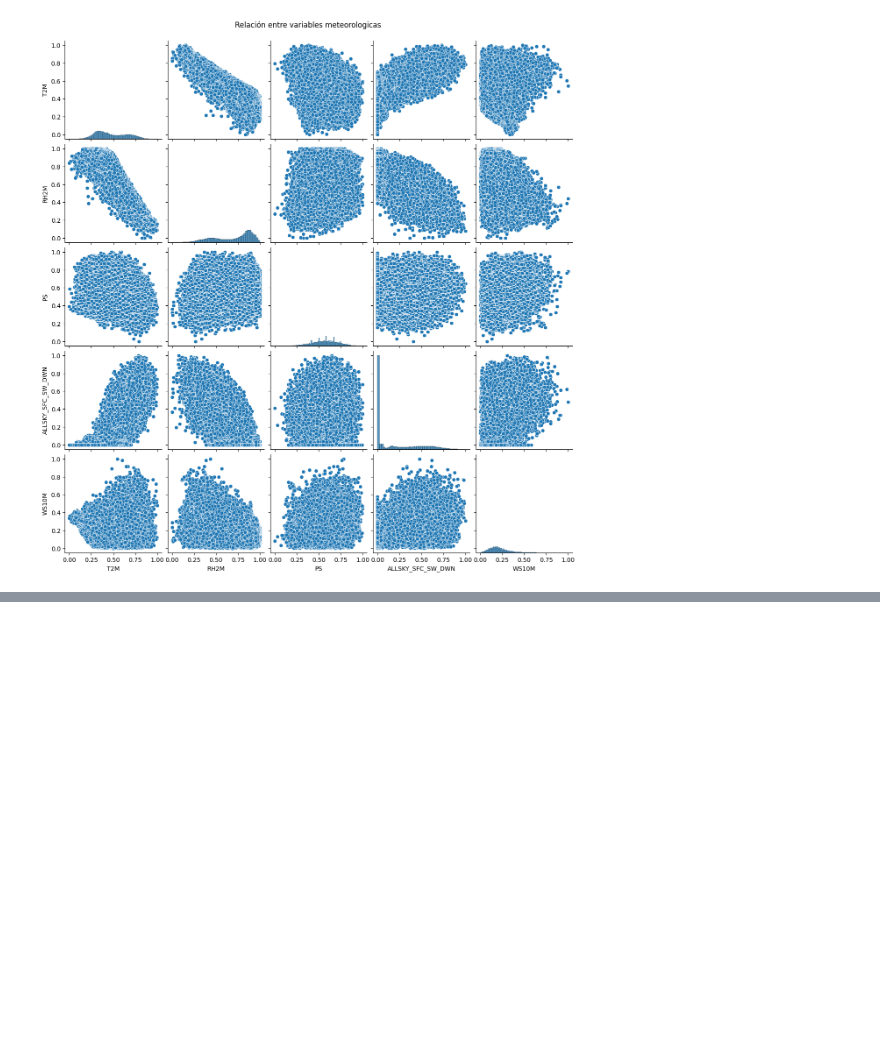
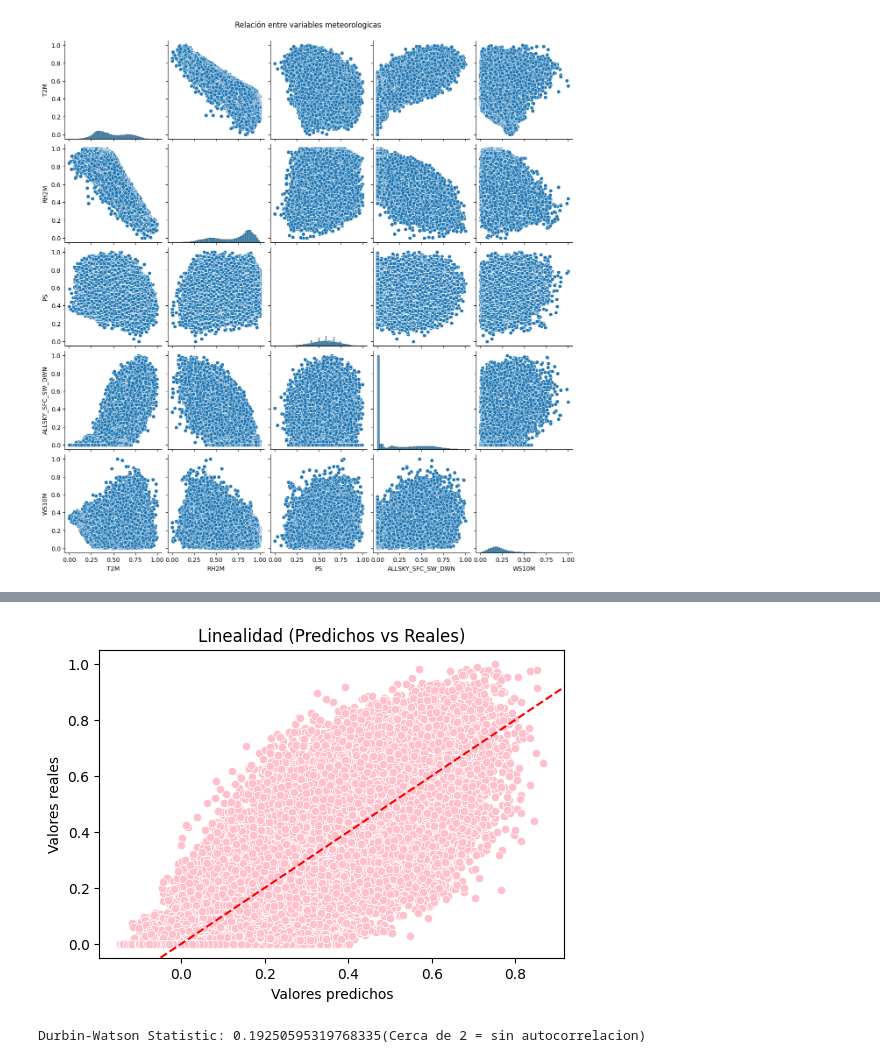
Before and after one commit to Yorbey/Pyoyecto-Ciencia-de-Datos, a Jupyter notebook: Proyecto_Clase_Ciencia_Datos_Ibero.ipynb, the cells around one changed output, grey strips where cells are left out. Cells and saved outputs as stored; diff of their text form; code cells hidden in the pictures; blank space fills up the shorter version.

```diff
--- a/Proyecto_Clase_Ciencia_Datos_Ibero.ipynb
+++ b/Proyecto_Clase_Ciencia_Datos_Ibero.ipynb
@@ -445,0 +463,11 @@ plt.show()
+# %%
+#Supuestos de regresión lineal
+
+#Variables con poca correlación lineal (Linealidad baja)
+x = df_norm[['T2M','RH2M','WS10M']]  #Variables de entrada
+y = df_norm['ALLSKY_SFC_SW_DWN']                       #Variable de salida
+
+x_const = sm.add_constant(x)
+
+modelo = sm.OLS(y, x_const).fit()
+print(modelo.summary())
@@ -445,0 +492,22 @@ plt.show()
+# %%
+#Supesto 1: Linealidad
+#Grafica de valores predichos vs reales
+y_pred = modelo.fittedvalues
+plt.figure(figsize=(6,4))
+sns.scatterplot(x=y_pred, y=y, color='pink')
+plt.xlabel('Valores predichos')
+plt.ylabel('Valores reales')
+plt.title('Linealidad (Predichos vs Reales)')
+plt.axline((0,0), slope = 1, color='red', linestyle='--')
+plt.show()
+# %% [output]
+[figure, added]
+# %%
+#Supuesto 2: Independencia de errores
+
+dw_stat = durbin_watson(modelo.resid)
+print(f'Durbin-Watson Statistic: {dw_stat}(Cerca de 2 = sin autocorrelacion)')
+
+#Los valores pueden estar relacionados con series de tiempo
+# %% [output]
+Durbin-Watson Statistic: 0.19250595319768335(Cerca de 2 = sin autocorrelacion)
```
Also changed, not shown: parts of 7 cells of this notebook.
